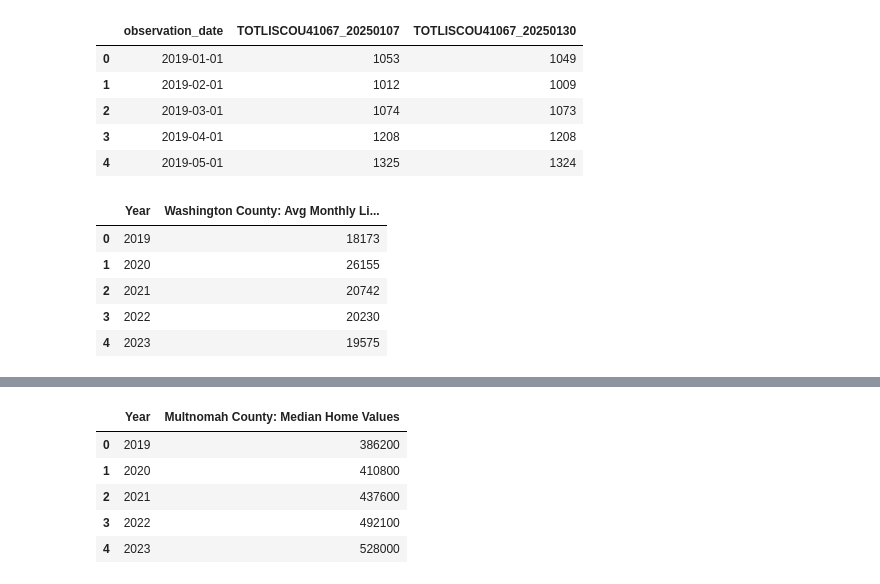
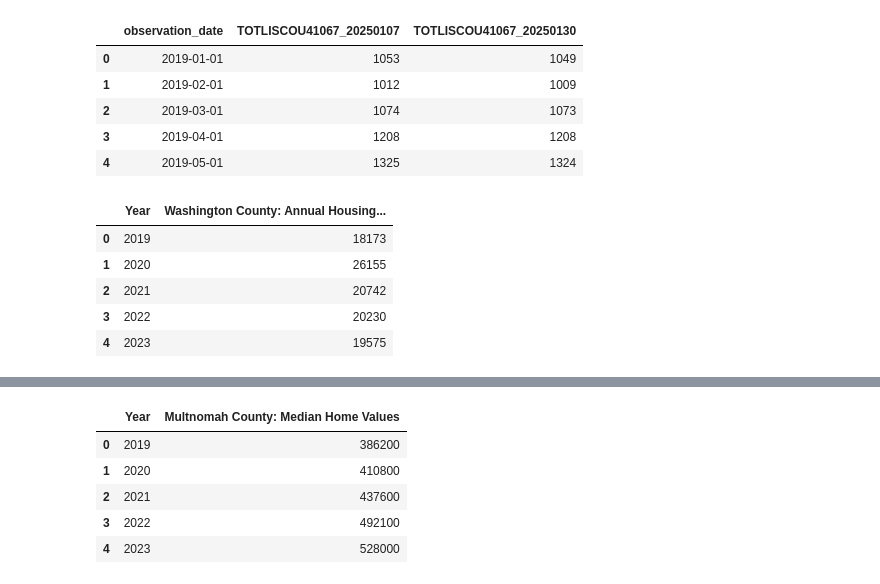
Before and after one commit to Tserrof7/Portland-Housing-Prices-Affordability-Project, a Jupyter notebook: csv_files/code_for_calc_csv.ipynb, the cells around one changed output, grey strips where cells are left out. Saved outputs shown, nothing was run; the diff lists cells and outputs as text; code cells hidden in the pictures.

```diff
--- a/csv_files/code_for_calc_csv.ipynb
+++ b/csv_files/code_for_calc_csv.ipynb
@@ -112,19 +112,19 @@ w_county.head()
 # %%
 #create Washington County DF
 #convert the date
 w_county['observation_date'] = pd.to_datetime(m_county['observation_date'])
 
 #extract Year and create a new column
 w_county['Year'] = w_county['observation_date'].dt.year
 
 #group by Year and calculate the mean
 w_house_count = w_county.groupby('Year')['TOTLISCOU41067_20250107'].sum().round(0)
 
 wash_df = w_house_count.reset_index()
-wash_df.columns = ['Year', 'Washington County: Avg Monthly Listing']
+wash_df.columns = ['Year', 'Washington County: Annual Housing Supply']
 wash_df
 # %% [output]
-|  | Year | Washington County: Avg Monthly Li... |
+|  | Year | Washington County: Annual Housing... |
 | 0 | 2019 | 18173 |
 | 1 | 2020 | 26155 |
 | 2 | 2021 | 20742 |
```
Also changed, not shown: parts of 6 cells of this notebook, 4 other files.
